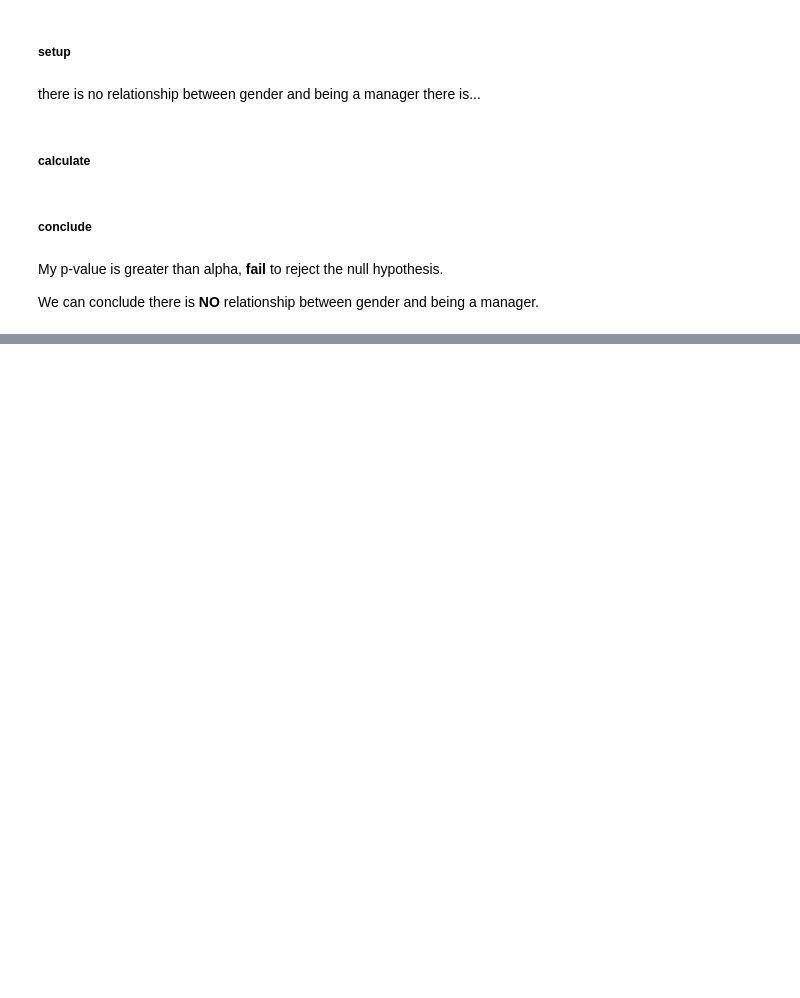
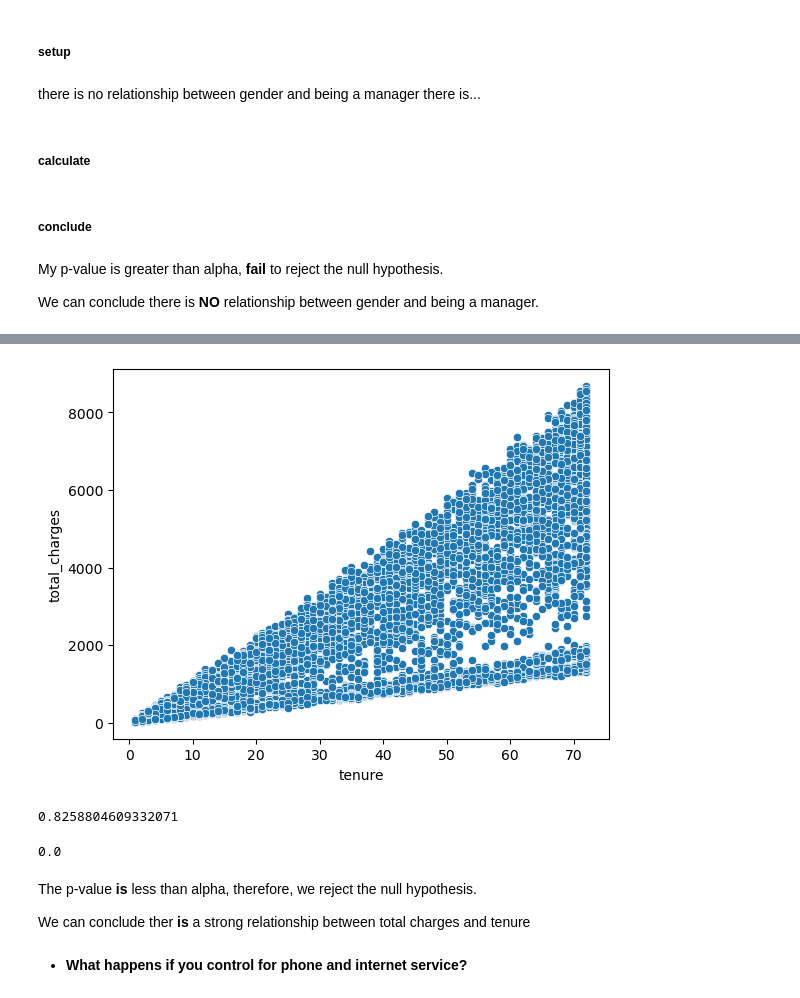
Before and after one commit to Josue-Gonzalez627/stats-exercises, a Jupyter notebook: hypothesis_testing.ipynb, the cells around one changed output, grey strips where cells are left out. Saved outputs shown, nothing was run; the diff lists cells and outputs as text; code cells hidden in the pictures; blank space fills up the shorter version.

```diff
--- a/hypothesis_testing.ipynb
+++ b/hypothesis_testing.ipynb
@@ -411,0 +633,3 @@ pd.read_sql('show tables', url)
+# %%
+### alt. version where we filter them out
+df = df[df.total_charges != ' '] # we had 7,043 and now we have 7,032 so we filtered the empty ones out
@@ -411,0 +640,3 @@ pd.read_sql('show tables', url)
+# %%
+df.total_charges = df.total_charges.astype(float) ###boom now the df has officially dropped the empty ones since we assigned the
+                                ###df variable above
@@ -411,0 +649,5 @@ pd.read_sql('show tables', url)
+# %%
+sns.scatterplot(data=df, x='tenure', y='total_charges');
+###linear relationship
+# %% [output]
+[figure, added]
@@ -411,0 +656,14 @@ pd.read_sql('show tables', url)
+# %%
+r
+# %% [output]
+0.8258804609332071
+# %%
+p
+# %% [output]
+0.0
+# %% [markdown]
+The p-value **is** less than alpha, therefore, we reject the null hypothesis.
+
+We can conclude ther **is** a strong relationship between total charges and tenure
+# %% [markdown]
+* **What happens if you control for phone and internet service?**
```
Also changed, not shown: parts of 125 cells of this notebook.
